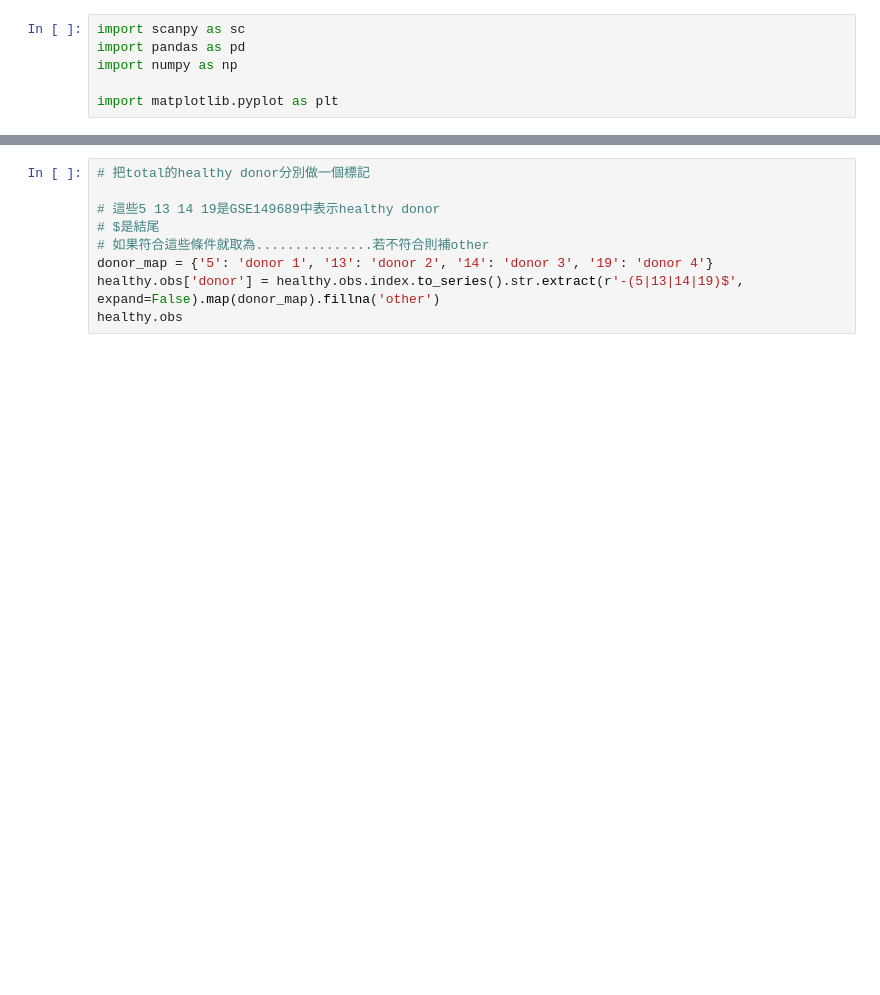
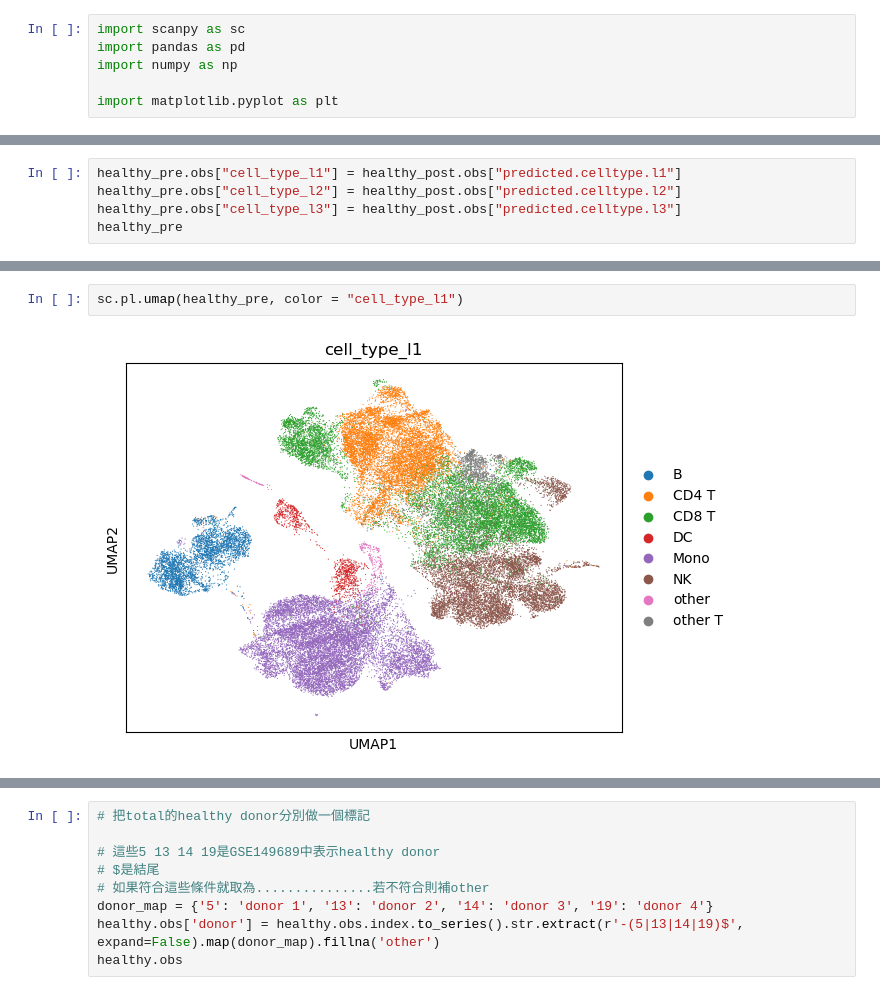
Before and after one commit to benson8902/Research, a Jupyter notebook: Code/Step3 Remove Batch Effect(After annotation).ipynb, the cells around one changed output, grey strips where cells are left out. Drawn from its saved outputs; the diff is of its cells as text; blank space fills up the shorter version.

```diff
--- a/Code/Step3 Remove Batch Effect(After annotation).ipynb
+++ b/Code/Step3 Remove Batch Effect(After annotation).ipynb
@@ -26,0 +27,5 @@ healthy.var
+# %%
+healthy_pre.obs["cell_type_l1"] = healthy_post.obs["predicted.celltype.l1"]
+healthy_pre.obs["cell_type_l2"] = healthy_post.obs["predicted.celltype.l2"]
+healthy_pre.obs["cell_type_l3"] = healthy_post.obs["predicted.celltype.l3"]
+healthy_pre
@@ -26,0 +56,4 @@ healthy.var
+# %%
+sc.pl.umap(healthy_pre, color = "cell_type_l1")
+# %% [output]
+[figure, added]
```
Also changed, not shown: parts of 19 cells of this notebook, 2 other files.
